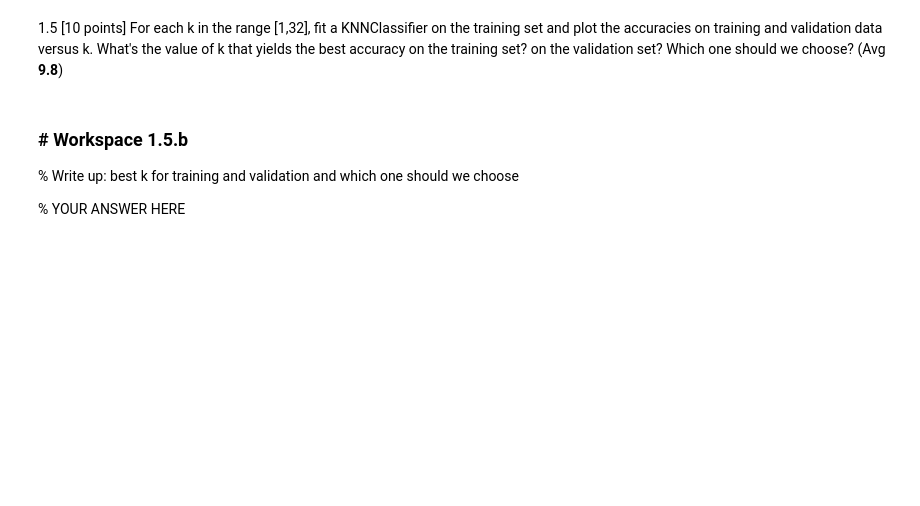
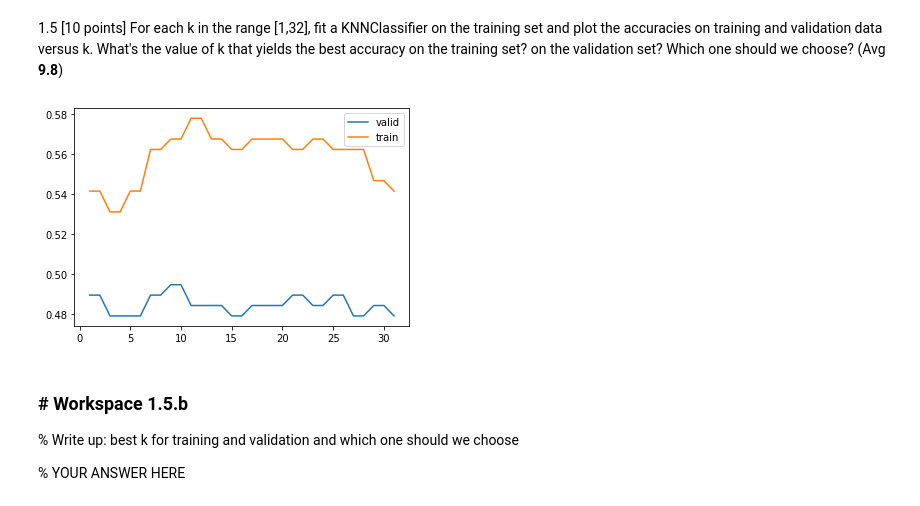
Before and after one commit to k2zylstra/PS1_Base_4622, a Jupyter notebook: PS1_Base_4622.ipynb, the cells around one changed output. Drawn from its saved outputs; the diff is of its cells as text; code cells hidden in the pictures; blank space fills up the shorter version.

```diff
--- a/PS1_Base_4622.ipynb
+++ b/PS1_Base_4622.ipynb
@@ -247,17 +305,22 @@ data versus k. What's the value of k that yields the best accuracy on the traini
 # %%
 # Workspace 1.5.a
 #TODO: Try different Ks
 ks = list(range(1, 32))
 accuracies_train = []
 accuracies_valid = []
 for k in ks:
     #BEGIN
     # code here
+    knn = KNNClassifier(k).fit(binary_data.X_train, binary_data.y_train)
+    accuracies_train.append(knn.accuracy(binary_data.X_test, binary_data.y_train))
+    accuracies_valid.append(knn.accuracy(binary_data.X_test, binary_data.y_valid))
     #END
 plt.plot(ks, accuracies_valid, label="valid")
 plt.plot(ks, accuracies_train, label="train")
 plt.legend()
 plt.show()
+# %% [output]
+[figure, added]
 # %% [markdown]
 ### # Workspace 1.5.b
 % Write up: best k for training and validation and which one should we choose
```
Also changed, not shown: parts of 3 cells of this notebook, 1 other file.
